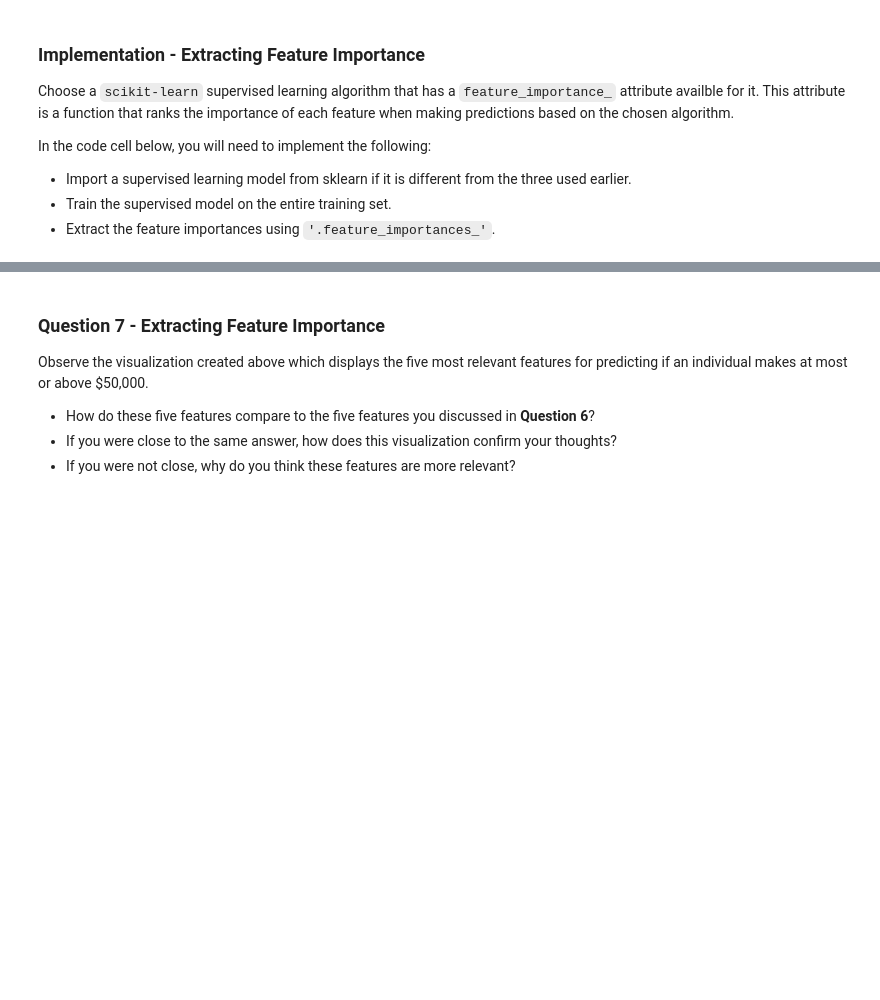
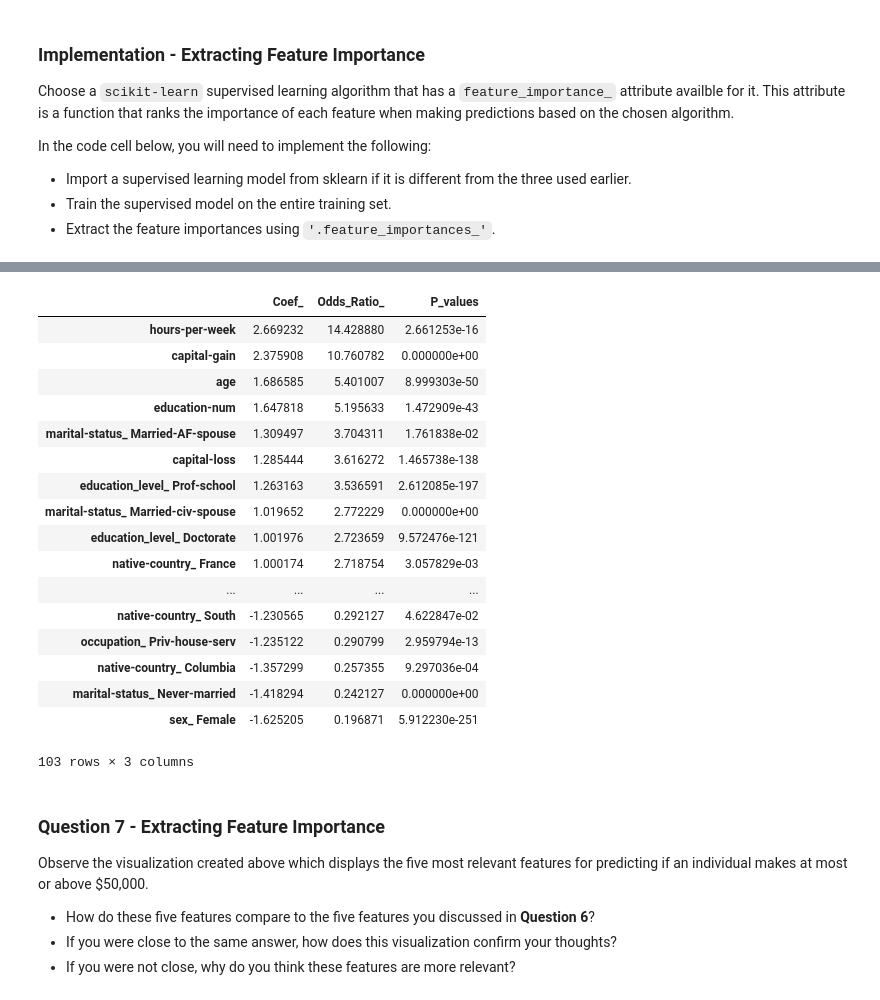
Before and after one commit to julijanna/machine-learning, a Jupyter notebook: projects/finding_donors/finding_donors.ipynb, the cells around one changed output, grey strips where cells are left out. Saved outputs shown, nothing was run; the diff lists cells and outputs as text; code cells hidden in the pictures; blank space fills up the shorter version.

```diff
--- a/projects/finding_donors/finding_donors.ipynb
+++ b/projects/finding_donors/finding_donors.ipynb
@@ -591,3 +591,39 @@ vs.feature_plot(importances, X_train, y_train)
+# %%
+from sklearn.feature_selection import chi2
+from sklearn.linear_model import LogisticRegression
+
+clf = LogisticRegression().fit(X_train, y_train)
+
+scores, pvalues = chi2(X_train, y_train)
+
+coef = pd.DataFrame(zip(clf.coef_.T, np.exp(clf.coef_).T))
+coef.columns = ['Coef_','Odds_Ratio_']
+coef['P_values'] = pvalues
+coef.index = X_train.columns
+
+coef.Coef_ = coef.Coef_.astype(np.float64)
+coef.Odds_Ratio_ = coef.Odds_Ratio_.astype(np.float64)
+
+coef.sort_values(by=['Coef_'], ascending = False)
+# %% [output]
+|  | Coef_ | Odds_Ratio_ | P_values |
+| hours-per-week | 2.669232 | 14.428880 | 2.661253e-16 |
+| capital-gain | 2.375908 | 10.760782 | 0.000000e+00 |
+| age | 1.686585 | 5.401007 | 8.999303e-50 |
+| education-num | 1.647818 | 5.195633 | 1.472909e-43 |
+| marital-status_ Married-AF-spouse | 1.309497 | 3.704311 | 1.761838e-02 |
+| capital-loss | 1.285444 | 3.616272 | 1.465738e-138 |
+| education_level_ Prof-school | 1.263163 | 3.536591 | 2.612085e-197 |
+| marital-status_ Married-civ-spouse | 1.019652 | 2.772229 | 0.000000e+00 |
+| education_level_ Doctorate | 1.001976 | 2.723659 | 9.572476e-121 |
+| native-country_ France | 1.000174 | 2.718754 | 3.057829e-03 |
+| ... | ... | ... | ... |
+| native-country_ South | -1.230565 | 0.292127 | 4.622847e-02 |
+| occupation_ Priv-house-serv | -1.235122 | 0.290799 | 2.959794e-13 |
+| native-country_ Columbia | -1.357299 | 0.257355 | 9.297036e-04 |
+| marital-status_ Never-married | -1.418294 | 0.242127 | 0.000000e+00 |
+| sex_ Female | -1.625205 | 0.196871 | 5.912230e-251 |
+103 rows × 3 columns
 # %% [markdown]
 ### Question 7 - Extracting Feature Importance
 
```
Also changed, not shown: parts of 10 cells of this notebook, 1 other file.
